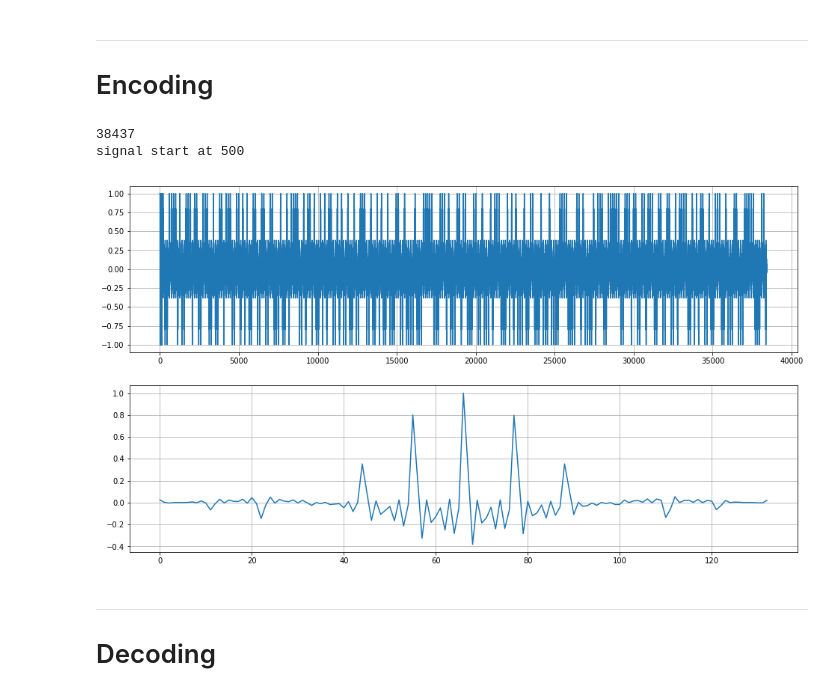
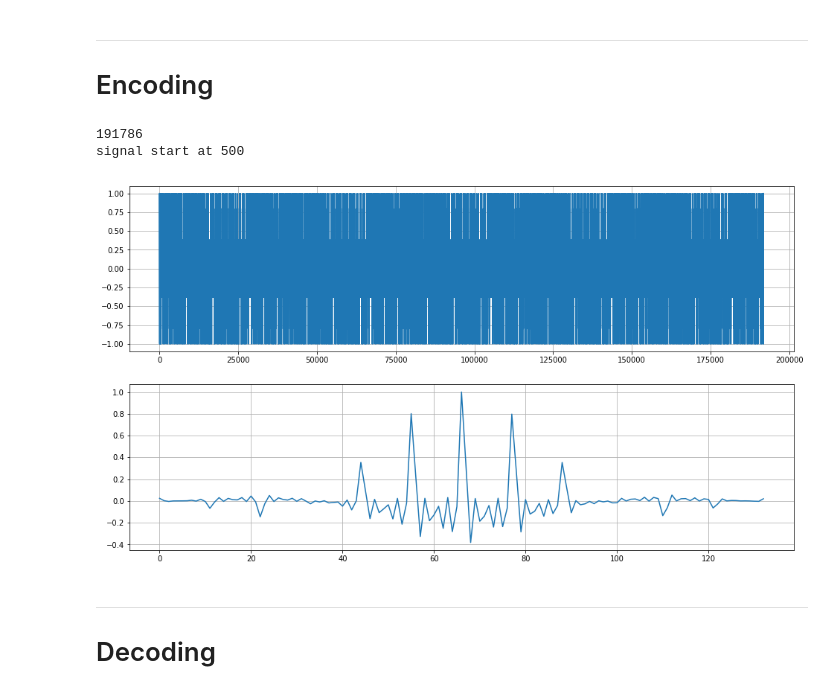
Before and after one commit to Dreyvor/Project_PDC, a Jupyter notebook: signal_conception.ipynb, the cells around one changed output. Cells and saved outputs as stored; diff of their text form; code cells hidden in the pictures.

```diff
--- a/signal_conception.ipynb
+++ b/signal_conception.ipynb
@@ -237,6 +237,7 @@ def encode(list_codewords, y_base):
         for j in range(y_base_length):
             signal[i * y_base_length + j] = list_codewords[i] * y_base[j]
 
+    # Add start clap
     signal_with_clap_start = []
     for i in range(len(signal) + len(clap_start)):
         if(i < len(clap_start)):
@@ -244,7 +245,16 @@ def encode(list_codewords, y_base):
         else:
             signal_with_clap_start.append(signal[i-len(clap_start)])
 
-    return signal_with_clap_start
+    # Add clap end
+    signal_with_clap_start_end = []
+    for i in range(len(signal_with_clap_start) + len(clap_end)):
+        if(i < len(signal_with_clap_start)):
+            signal_with_clap_start_end.append(signal_with_clap_start[i])
+        else:
+            signal_with_clap_start_end.append(clap_end[i-len(signal_with_clap_start)])
+
+
+    return signal_with_clap_start_end
 # %%
 #Reload clap
 clap_start = np.loadtxt("clap_start.txt")
@@ -251,37 +262,37 @@ clap_start = np.loadtxt("clap_start.txt")
 # %%
-code_to_send = b2c.f(tb.text_to_bits('abcdefghijklmnopqrstuvwxyz0123456789'))
+code_to_send = b2c.f(tb.text_to_bits(5*'abcdefghijklmnopqrstuvwxyz0123456789'))
 #code_to_send_with_clap = []
 #for i in range(len(code_to_send) + len(clap2)):
 #    if(i < len(clap2)):
 #        code_to_send_with_clap.append(clap2[i])
 #    else:
 #        code_to_send_with_clap.append(code_to_send[i - len(clap2)])
 
 signal_to_send = encode(code_to_send, y_to_send)
 print(len(signal_to_send))
 
 signal_test_test = [] #with added noise at the beginning -> use clap
 addPhase = 500
 for i in range(len(signal_to_send) + addPhase):
     if(i == addPhase):
         print("signal start at " + str(i))
     if(i < addPhase):
         signal_test_test.append(np.random.normal(0,0.05, 1))
     else:
         signal_test_test.append(signal_to_send[i-addPhase])
 
 plt.figure(figsize=(16,9))
 plt.subplot(211)
 plt.plot(signal_to_send)
 plt.grid()
 plt.subplot(212)
 plt.plot(y_to_send)
 plt.grid()
 plt.show()
 # %% [output]
-38437
+191786
 signal start at 500
-[figure, old version]
+[figure, new version]
 # %% [markdown]
 ---
 # Decoding
```
Also changed, not shown: parts of 6 cells of this notebook, 4 other files.
